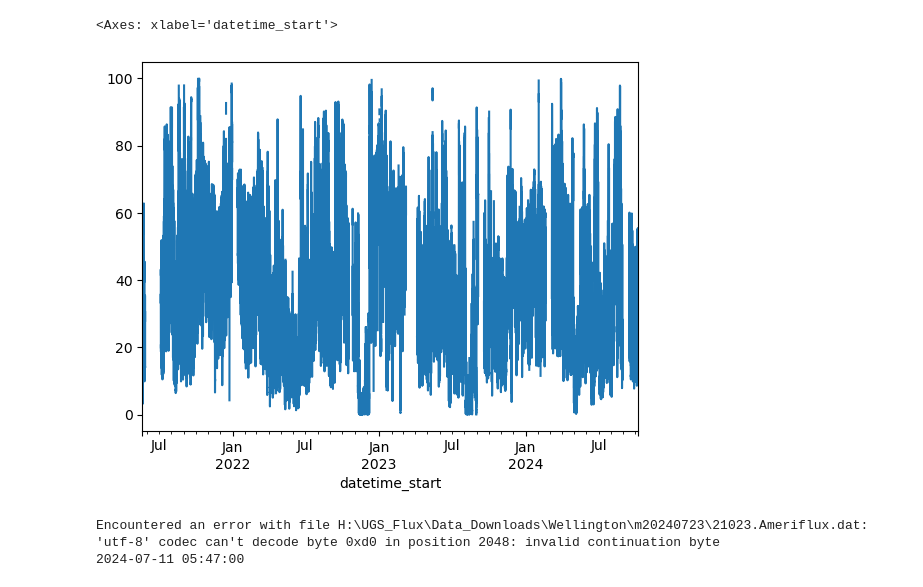
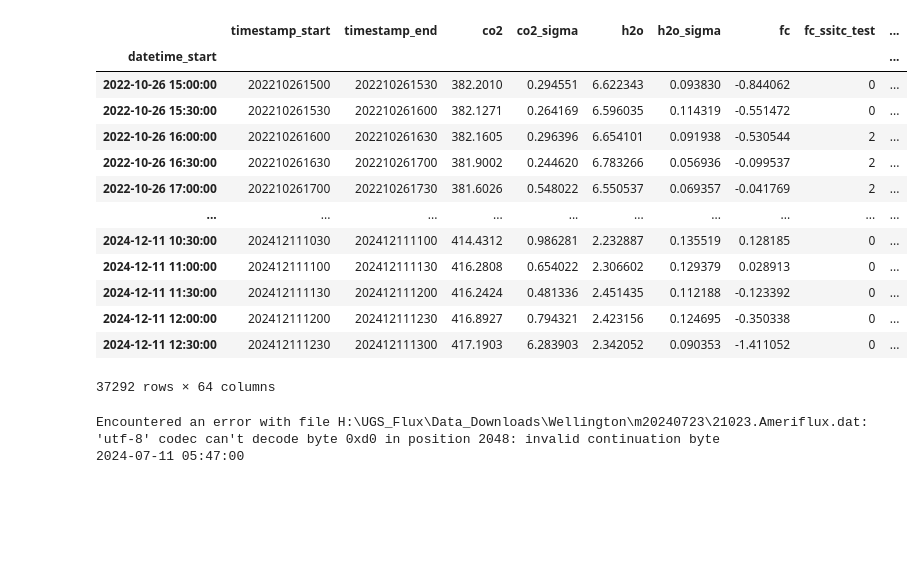
Before and after one commit to utah-geological-survey/MicroMet, a Jupyter notebook: Notebooks/DL_test.ipynb, the cells around one changed output. Saved outputs shown, nothing was run; the diff lists cells and outputs as text; code cells hidden in the pictures; blank space fills up the shorter version.

```diff
--- a/Notebooks/DL_test.ipynb
+++ b/Notebooks/DL_test.ipynb
@@ -77,8 +94,21 @@ ValueError: No objects to concatenate
-# %%
-cdf.loc['US-UTW','rh_1_1_1'].replace(-9999,np.nan).plot()
-# %% [output]
-<Axes: xlabel='datetime_start'>
-[figure, removed]
+# %%
+
+cdf.loc['US-UTW'].loc['2022-10-26 15:00':]
+# %% [output]
+|  | timestamp_start | timestamp_end | co2 | co2_sigma | h2o | h2o_sigma | fc | fc_ssitc_test | ... |
+| datetime_start |  |  |  |  |  |  |  |  | ... |
+| 2022-10-26 15:00:00 | 202210261500 | 202210261530 | 382.2010 | 0.294551 | 6.622343 | 0.093830 | -0.844062 | 0 | ... |
+| 2022-10-26 15:30:00 | 202210261530 | 202210261600 | 382.1271 | 0.264169 | 6.596035 | 0.114319 | -0.551472 | 0 | ... |
+| 2022-10-26 16:00:00 | 202210261600 | 202210261630 | 382.1605 | 0.296396 | 6.654101 | 0.091938 | -0.530544 | 2 | ... |
+| 2022-10-26 16:30:00 | 202210261630 | 202210261700 | 381.9002 | 0.244620 | 6.783266 | 0.056936 | -0.099537 | 2 | ... |
+| 2022-10-26 17:00:00 | 202210261700 | 202210261730 | 381.6026 | 0.548022 | 6.550537 | 0.069357 | -0.041769 | 2 | ... |
+| ... | ... | ... | ... | ... | ... | ... | ... | ... | ... |
+| 2024-12-11 10:30:00 | 202412111030 | 202412111100 | 414.4312 | 0.986281 | 2.232887 | 0.135519 | 0.128185 | 0 | ... |
+| 2024-12-11 11:00:00 | 202412111100 | 202412111130 | 416.2808 | 0.654022 | 2.306602 | 0.129379 | 0.028913 | 0 | ... |
+| 2024-12-11 11:30:00 | 202412111130 | 202412111200 | 416.2424 | 0.481336 | 2.451435 | 0.112188 | -0.123392 | 0 | ... |
+| 2024-12-11 12:00:00 | 202412111200 | 202412111230 | 416.8927 | 0.794321 | 2.423156 | 0.124695 | -0.350338 | 0 | ... |
+| 2024-12-11 12:30:00 | 202412111230 | 202412111300 | 417.1903 | 6.283903 | 2.342052 | 0.090353 | -1.411052 | 0 | ... |
+37292 rows × 64 columns
 # %%
 raw_fold = pathlib.Path('H:/UGS_Flux/Data_Downloads/Wellington')
 value = 'm20240723'
```
Also changed, not shown: parts of 1 cell of this notebook, 6 other files.
